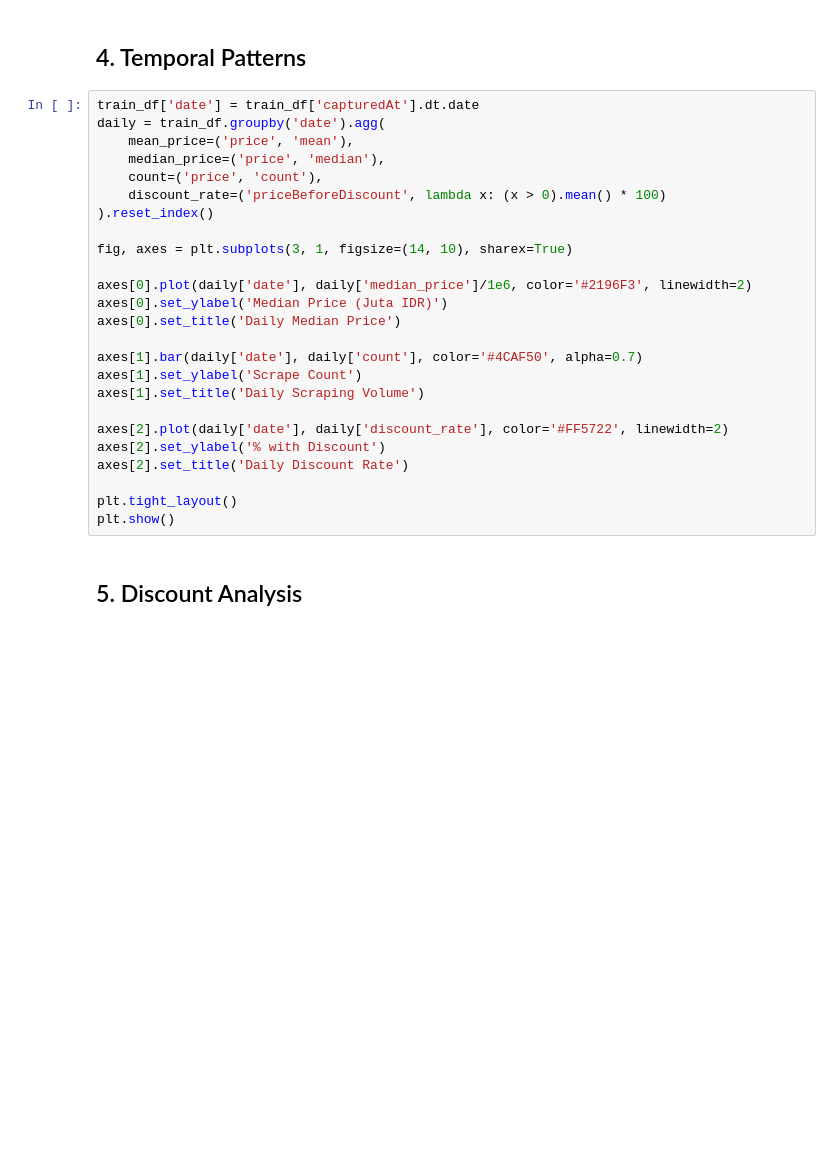
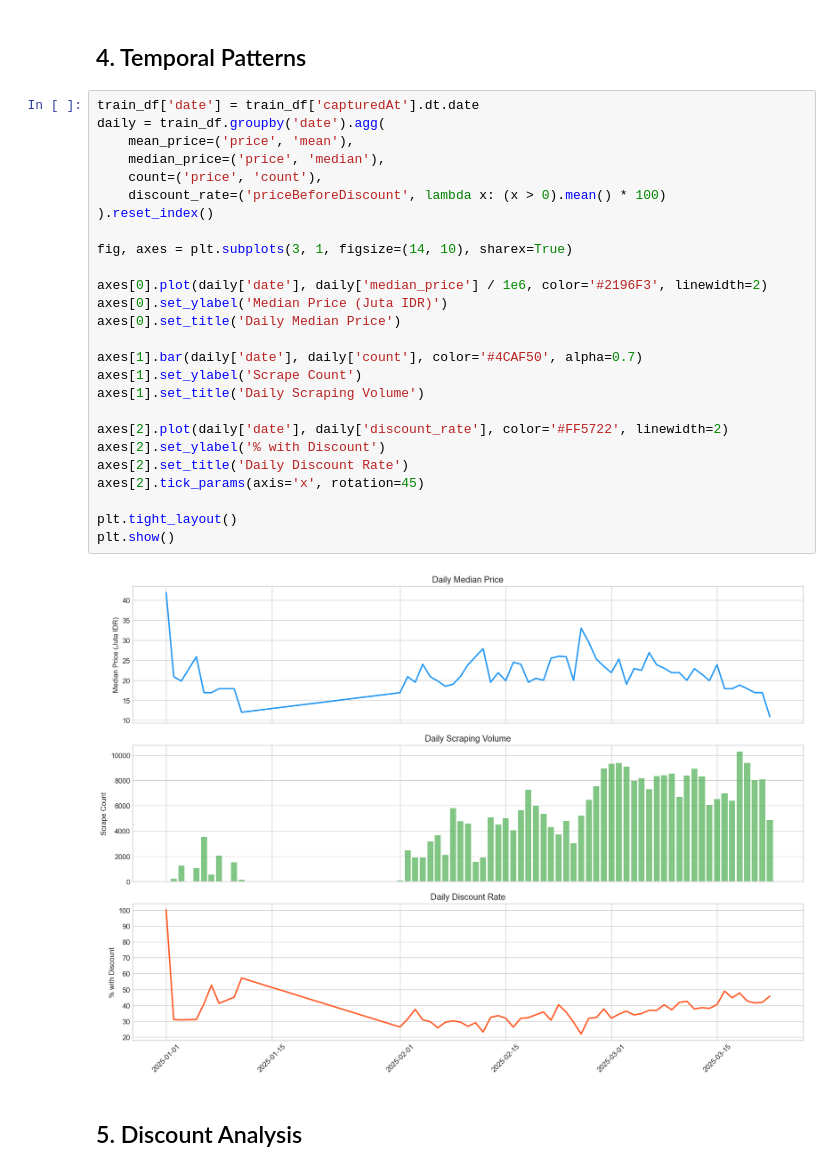
Before and after one commit to Indrapuma/mr-scraper-price-intelligence, a Jupyter notebook: notebooks/01_eda.ipynb, the cells around one changed output. Drawn from its saved outputs; the diff is of its cells as text; blank space fills up the shorter version.

```diff
--- a/notebooks/01_eda.ipynb
+++ b/notebooks/01_eda.ipynb
@@ -73,28 +134,31 @@ plt.show()
 # %%
 train_df['date'] = train_df['capturedAt'].dt.date
 daily = train_df.groupby('date').agg(
     mean_price=('price', 'mean'),
     median_price=('price', 'median'),
     count=('price', 'count'),
     discount_rate=('priceBeforeDiscount', lambda x: (x > 0).mean() * 100)
 ).reset_index()
 
 fig, axes = plt.subplots(3, 1, figsize=(14, 10), sharex=True)
 
-axes[0].plot(daily['date'], daily['median_price']/1e6, color='#2196F3', linewidth=2)
+axes[0].plot(daily['date'], daily['median_price'] / 1e6, color='#2196F3', linewidth=2)
 axes[0].set_ylabel('Median Price (Juta IDR)')
 axes[0].set_title('Daily Median Price')
 
 axes[1].bar(daily['date'], daily['count'], color='#4CAF50', alpha=0.7)
 axes[1].set_ylabel('Scrape Count')
 axes[1].set_title('Daily Scraping Volume')
 
 axes[2].plot(daily['date'], daily['discount_rate'], color='#FF5722', linewidth=2)
 axes[2].set_ylabel('% with Discount')
 axes[2].set_title('Daily Discount Rate')
+axes[2].tick_params(axis='x', rotation=45)
 
 plt.tight_layout()
 plt.show()
+# %% [output]
+[figure, added]
 # %% [markdown]
 ## 5. Discount Analysis
 # %%
```
Also changed, not shown: parts of 18 cells of this notebook, 20 other files.
